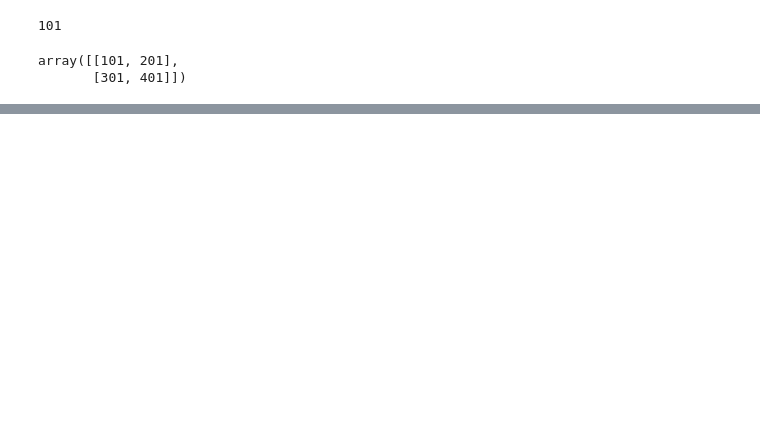
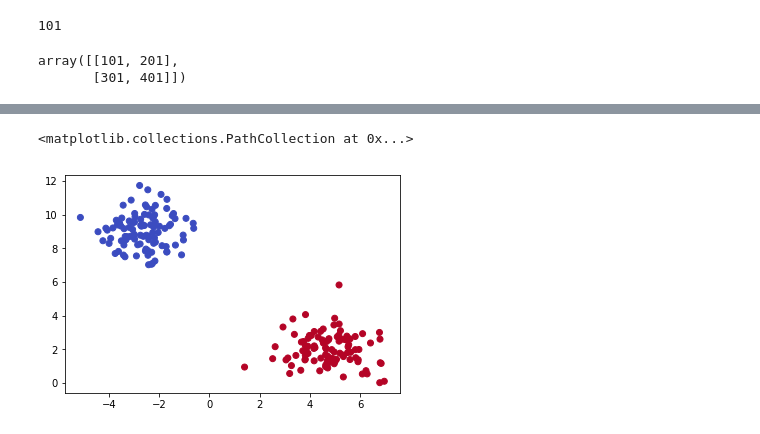
Before and after one commit to piotr-mamenas/machine-learning, a Jupyter notebook: notebooks/tensorflow_learn.ipynb, the cells around one changed output, grey strips where cells are left out. Cells and saved outputs as stored; diff of their text form; code cells hidden in the pictures; blank space fills up the shorter version.

```diff
--- a/notebooks/tensorflow_learn.ipynb
+++ b/notebooks/tensorflow_learn.ipynb
@@ -130,0 +142,12 @@ array([[101, 201],
+# %%
+class Sigmoid(Operation):
+
+    def __init__(self, z):
+        super().__init__([z])
+
+    def compute(self, z_val):
+        return 1 / (1 + np.exp(-z))
+
+
+data = make_blobs(n_samples=200,n_features=2,centers=2,random_state=42)
+print(data)
@@ -130,0 +172,8 @@ array([[101, 201],
+# %%
+features = data[0]
+labels = data[1]
+
+plt.scatter(features[:,0], features[:,1], c=labels, cmap='coolwarm')
+# %% [output]
+<matplotlib.collections.PathCollection at 0x...>
+[figure, added]
```
Also changed, not shown: parts of 4 cells of this notebook.
